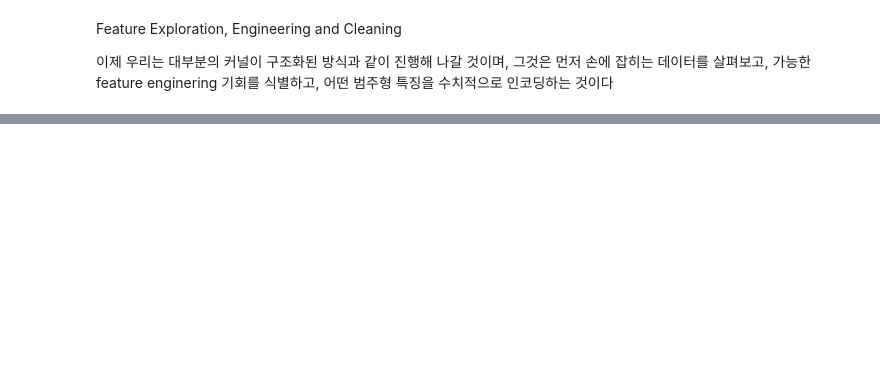
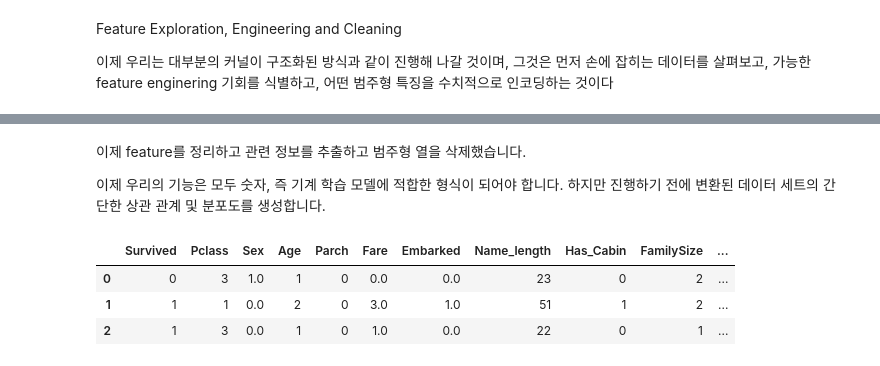
Before and after one commit to Just-Kaggle/labs, a Jupyter notebook: 4_KOR_Kernel/[KOR] Introduction to Ensembling,Stacking in Python.ipynb, the cells around one changed output, grey strips where cells are left out. Drawn from its saved outputs; the diff is of its cells as text; code cells hidden in the pictures; blank space fills up the shorter version.

```diff
--- a/4_KOR_Kernel/[KOR] Introduction to Ensembling,Stacking in Python.ipynb
+++ b/4_KOR_Kernel/[KOR] Introduction to Ensembling,Stacking in Python.ipynb
@@ -127,0 +206,13 @@ dd
+# %% [markdown]
+이제 feature를 정리하고 관련 정보를 추출하고 범주형 열을 삭제했습니다.
+
+이제 우리의 기능은 모두 숫자, 즉 기계 학습 모델에 적합한 형식이 되어야 합니다.
+하지만 진행하기 전에 변환된 데이터 세트의 간단한 상관 관계 및 분포도를 생성합니다.
+# %%
+
+train.head(3)
+# %% [output]
+|  | Survived | Pclass | Sex | Age | Parch | Fare | Embarked | Name_length | Has_Cabin | FamilySize | ... |
+| 0 | 0 | 3 | 1.0 | 1 | 0 | 0.0 | 0.0 | 23 | 0 | 2 | ... |
+| 1 | 1 | 1 | 0.0 | 2 | 0 | 3.0 | 1.0 | 51 | 1 | 2 | ... |
+| 2 | 1 | 3 | 0.0 | 1 | 0 | 1.0 | 0.0 | 22 | 0 | 1 | ... |
```
Also changed, not shown: parts of 26 cells of this notebook.
